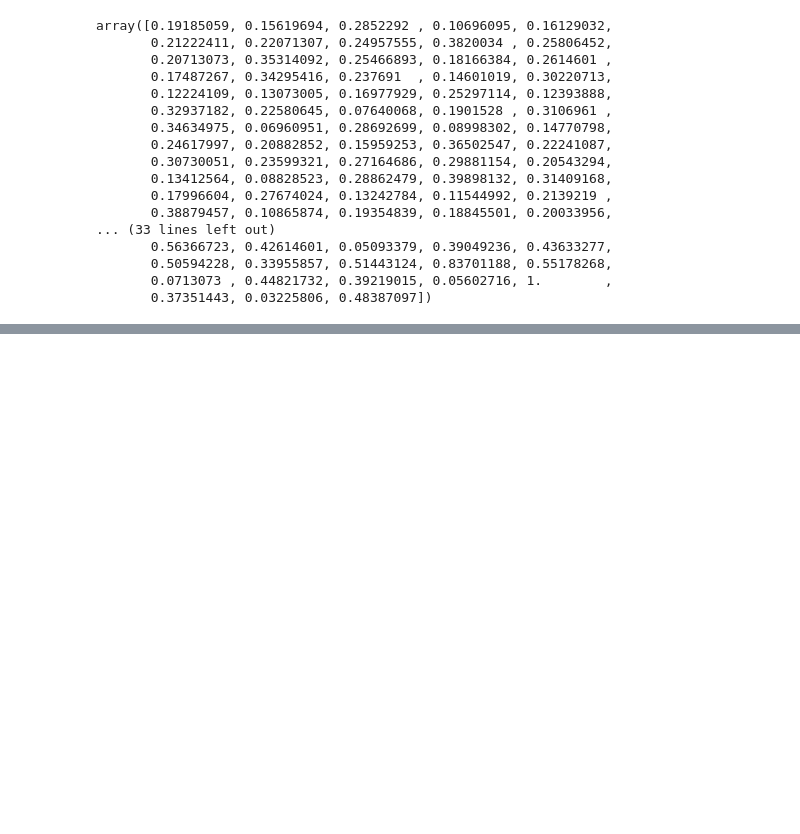
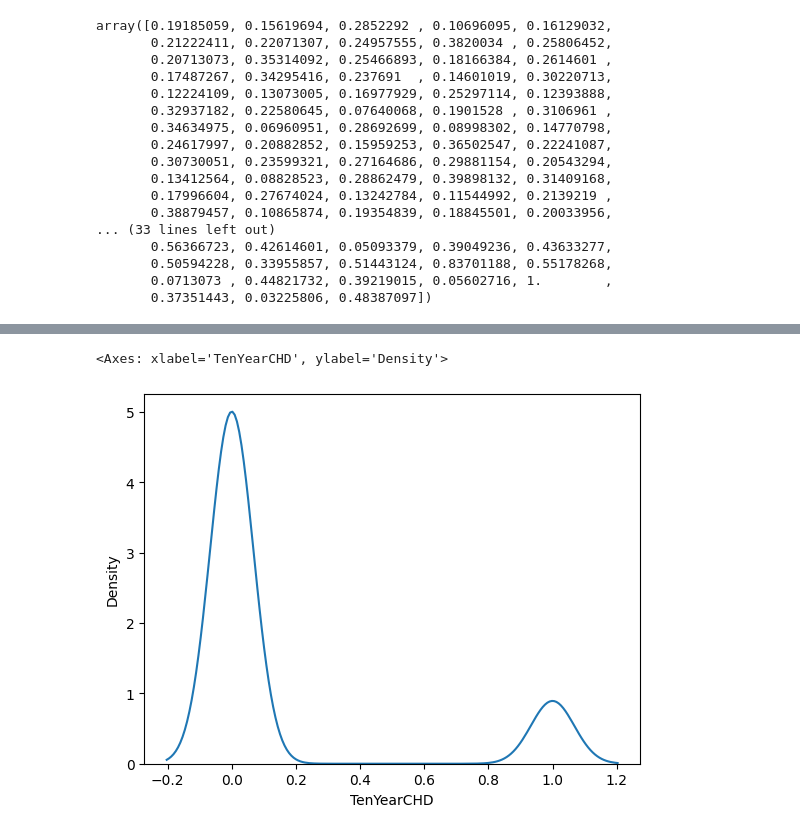
Before and after one commit to anutishah/project_chd, a Jupyter notebook: Project2.ipynb, the cells around one changed output, grey strips where cells are left out. Saved outputs shown, nothing was run; the diff lists cells and outputs as text; code cells hidden in the pictures; blank space fills up the shorter version.

```diff
--- a/Project2.ipynb
+++ b/Project2.ipynb
@@ -342,0 +393,3 @@ ValueError: Found array with 0 sample(s) (shape=(0, 3)) while a minimum of 1 is
+# %%
+combined_df = pd.concat([df_train, df_test], ignore_index=True)
+combined_df.head()
@@ -342,0 +415,5 @@ ValueError: Found array with 0 sample(s) (shape=(0, 3)) while a minimum of 1 is
+# %%
+sns.kdeplot(data=combined_df,x='TenYearCHD')
+# %% [output]
+<Axes: xlabel='TenYearCHD', ylabel='Density'>
+[figure, added]
```
Also changed, not shown: parts of 17 cells of this notebook.
